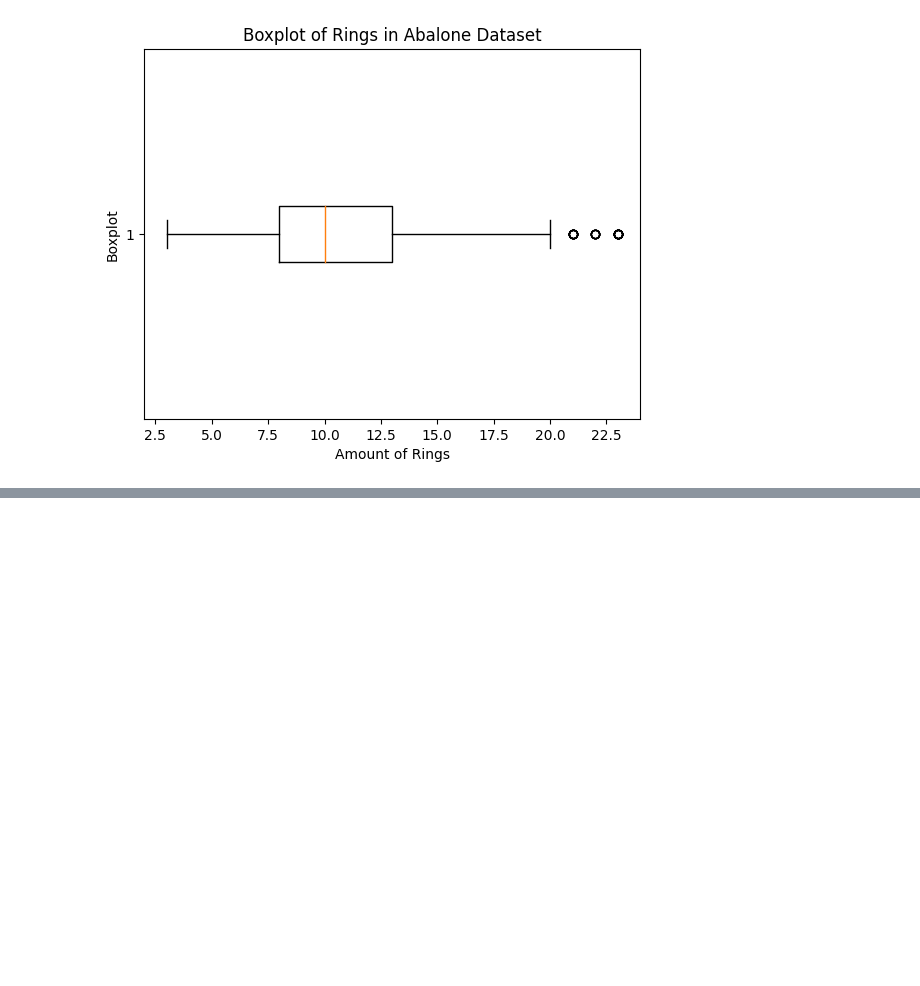
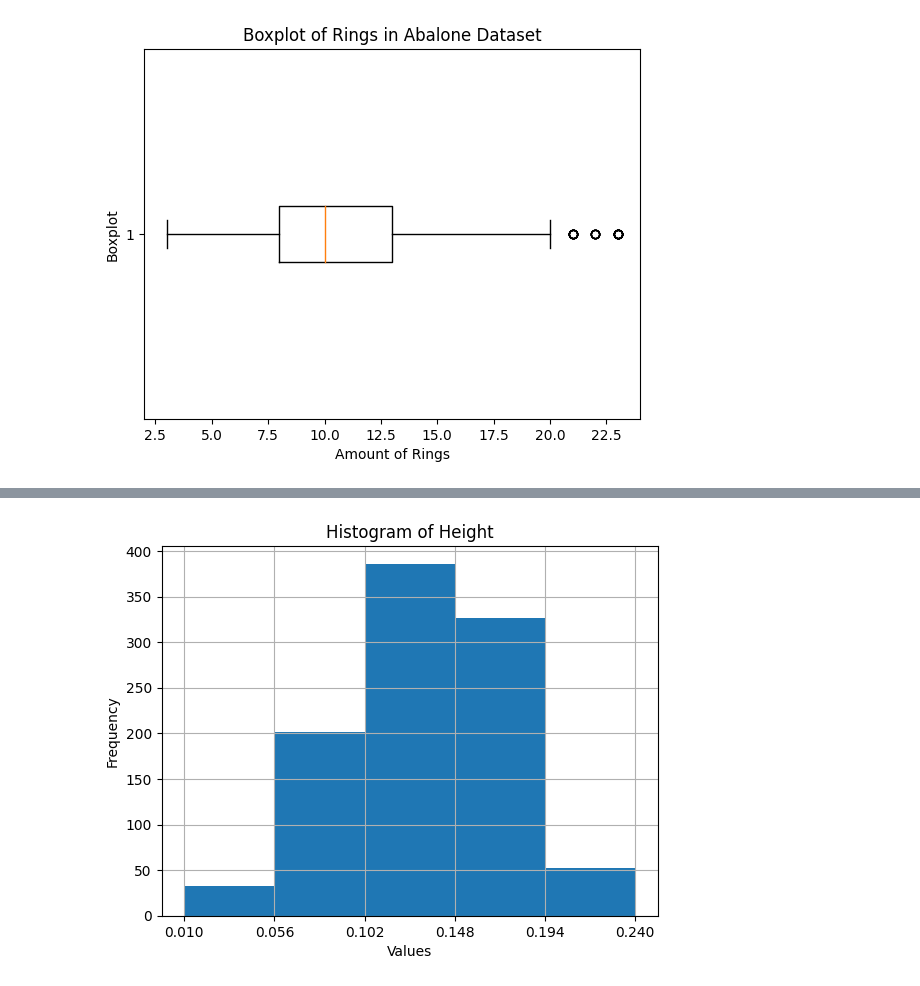
Before and after one commit to mantofer02/DataScienceBootcamp, a Jupyter notebook: FUNDATEC/MachineLearning/Tareas/tarea_programada.ipynb, the cells around one changed output, grey strips where cells are left out. Cells and saved outputs as stored; diff of their text form; code cells hidden in the pictures; blank space fills up the shorter version.

```diff
--- a/FUNDATEC/MachineLearning/Tareas/tarea_programada.ipynb
+++ b/FUNDATEC/MachineLearning/Tareas/tarea_programada.ipynb
@@ -310,0 +379,4 @@ plt.show()
+# %%
+create_histogram(df['Height'], bins=5, title="Histogram of Height")
+# %% [output]
+[figure, added]
```
Also changed, not shown: parts of 16 cells of this notebook.
